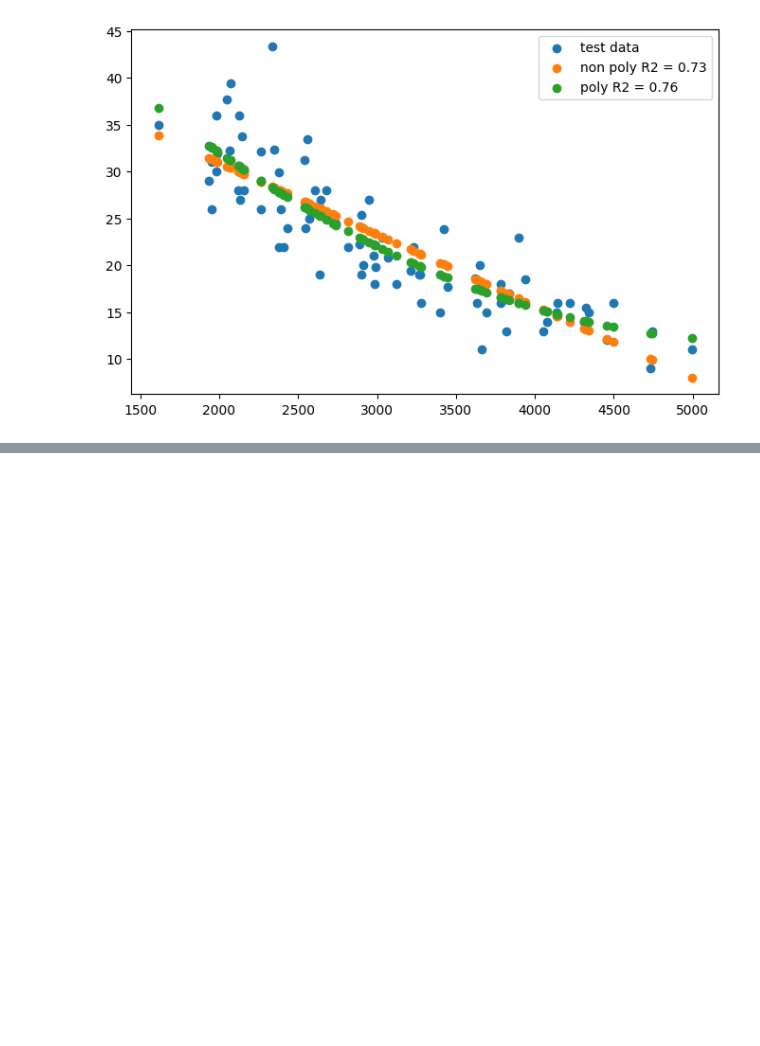
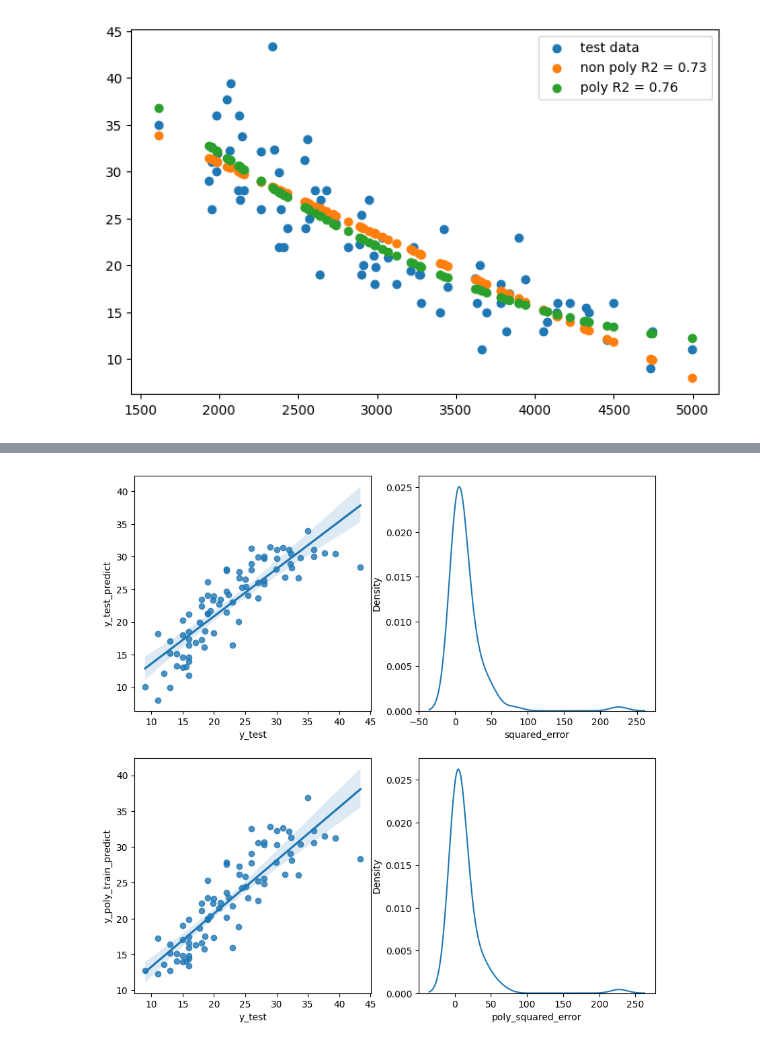
Before and after one commit to pia222sk20/python, a Jupyter notebook: pandas-data-analysis/part7/7.2.review.ipynb, the cells around one changed output, grey strips where cells are left out. Cells and saved outputs as stored; diff of their text form; code cells hidden in the pictures; blank space fills up the shorter version.

```diff
--- a/pandas-data-analysis/part7/7.2.review.ipynb
+++ b/pandas-data-analysis/part7/7.2.review.ipynb
@@ -57,7 +57,7 @@ x_poly_train.ndim, x_poly_train.shape, x_poly_test.ndim, x_poly_test.shape
 from sklearn.linear_model import LinearRegression
 lr = LinearRegression()
 lr.fit(x_train,y_train)
-x_test_predict = lr.predict(x_test)
+y_test_predict = lr.predict(x_test)
 lr.score(x_test,y_test)
 # %% [output]
 0.7373187848306613
@@ -84,7 +84,7 @@ array([28.39685991, 33.92074192, 23.46974078, 23.96704317, 26.06336405,
 from sklearn.linear_model import LinearRegression
 lr = LinearRegression()
 lr.fit(x_poly_train,y_train)
-x_poly_train_predict = lr.predict(x_poly_test)
+y_poly_train_predict = lr.predict(x_poly_test)
 lr.score(x_poly_test,y_test)
 # %% [output]
 0.7623113617762494
@@ -119,3 +119,11 @@ plt.legend()
 plt.show()
 # %% [output]
 [figure]
+# %%
+
+result_df = pd.DataFrame(data={
+    'y_test':y_test,
+    'y_test_predict':y_test_predict,
+    'y_poly_train_predict':y_poly_train_predict
+})
+result_df.head()
@@ -122,2 +137,14 @@ plt.show()
+# %%
+result_df['squared_error'] = (result_df.y_test - result_df.y_test_predict)**2
+result_df['poly_squared_error'] = (result_df.y_test - result_df.y_poly_train_predict)**2
 # %%
 # 선형과 비선형일때 sns  regplot  kdeplot  이용해서 성능에대한 시각화  4 x 4
+fig, axes = plt.subplots(2, 2, figsize=(10, 10))
+sns.regplot(x='y_test', y='y_test_predict',  data=result_df, ax=axes[0,0]);
+sns.kdeplot(x='squared_error',  data=result_df, ax=axes[0,1]);
+
+sns.regplot(x='y_test', y='y_poly_train_predict',  data=result_df, ax=axes[1,0]);
+sns.kdeplot(x='poly_squared_error',  data=result_df, ax=axes[1,1]);
+plt.show()
+# %% [output]
+[figure, added]
```
Also changed, not shown: parts of 4 cells of this notebook.
